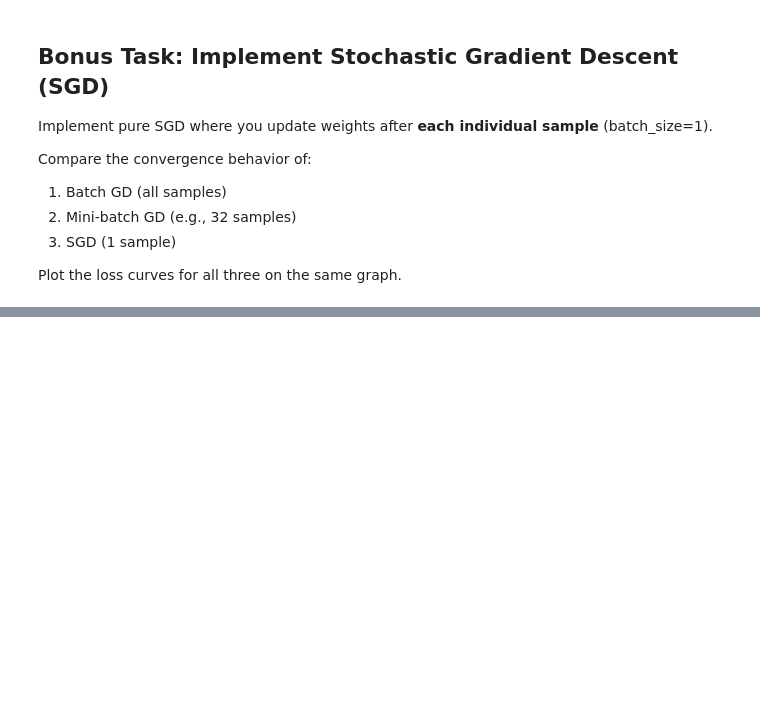
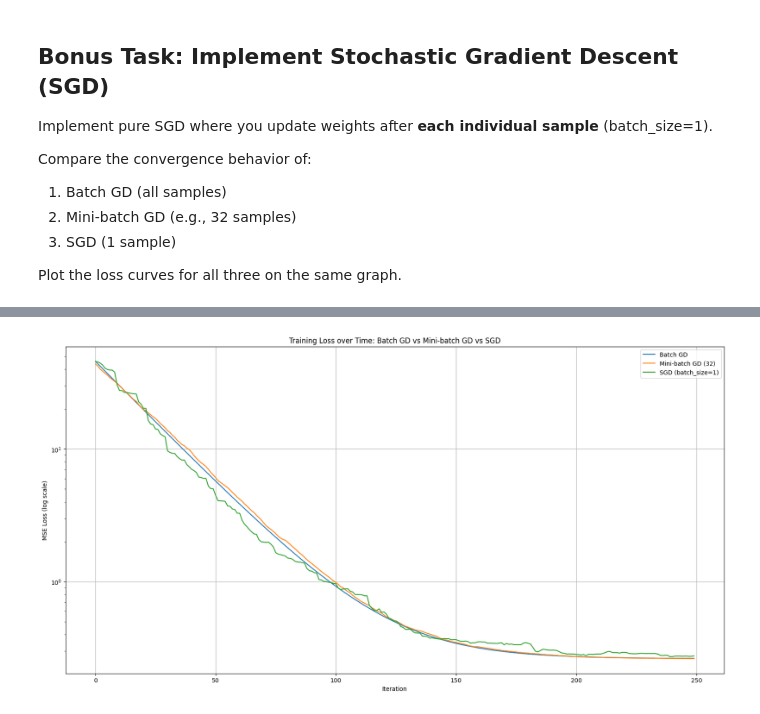
Before and after one commit to phwrscr1pt/HS-Python2, a Jupyter notebook: Python2_session14_GradientDescent.ipynb, the cells around one changed output, grey strips where cells are left out. Cells and saved outputs as stored; diff of their text form; code cells hidden in the pictures; blank space fills up the shorter version.

```diff
--- a/Python2_session14_GradientDescent.ipynb
+++ b/Python2_session14_GradientDescent.ipynb
@@ -331,4 +337,4 @@ X.shape, gradient_w.shape, gradient_b.shape # Should be ((1000, 3), (3,), (1,))
 # %%
-y_pred = predict(X, gradient_w, gradient_b) # Initial predictions
+y_pred = predict(X, w, b) # Initial predictions
 print(compute_gradients(X, y, y_pred)) # Should print gradients (grad_w, grad_b)
 # %% [output]
@@ -504,10 +582,21 @@ def train_minibatch_gd(
 
     for i in range(n_iterations):
         # Your code here
-        pass
+        batch_index = np.random.choice(n_samples, size= batch_size, replace= False)
 
+        X_batch = X[batch_index]
+        y_batch = y[batch_index]
+
+        y_pred = predict(X_batch, w, b)
+        grad_w, grad_b = compute_gradients(X_batch, y_batch, y_pred)
+
+        w = w - (learning_rate * grad_w)
+        b = b - (learning_rate * grad_b)
         if verbose and (i % log_every_n_step == 0 or i == n_iterations - 1):
-            print(f"Iteration {i:4d} | Loss: {loss:.6f}")
+            y_true_pred = predict(X, w, b)
+            loss = compute_mse(y, y_true_pred)
+            loss_history.append(loss)
+            print(f"Iteration {i:4d} | Loss: {loss:.8f}")
 
     return w, b, loss_history
 # %%
@@ -662,0 +833,68 @@ Plot the loss curves for all three on the same graph.
+# %%
+# Your code here
+import matplotlib.pyplot as plt
+
+def train_sgd(
+    X: np.ndarray,
+    y: np.ndarray,
+    learning_rate: float = 0.01,
+    n_iterations: int = 250,
+    verbose: bool = True,
+    log_every_n_step: int = 1,
+) -> tuple:
+    return train_minibatch_gd(
+        X, y,
+        batch_size=1,
+        learning_rate=learning_rate,
+        n_iterations=n_iterations,
+        verbose=verbose,
+        log_every_n_step=log_every_n_step,
+    )
+
+
+iteration = 250
+lr = 0.01
+
+# Batch GD
+np.random.seed(0)
+_, _, loss_batch_gd = train_linear_regression(
+    X, y,
+    lr,
+    iteration,
+    True,
+    1,
+)
+
+# Mini-batch GD
+np.random.seed(0)
+_, _, loss_batch_mini_batch_gd = train_minibatch_gd(
+    X, y,
+    32,
+    lr,
+    iteration,
+    True,
+    1,
+)
+
+# SGD
+np.random.seed(0)
+_, _, loss_batch_sgd = train_sgd(
+    X, y,
+    lr,
+    iteration,
+    True,
+    1,
+)
+
+plt.figure(figsize=(20, 10))
+plt.plot(loss_batch_gd, label='Batch GD')
+plt.plot(loss_batch_mini_batch_gd, label='Mini-batch GD (32)')
+plt.plot(loss_batch_sgd, label='SGD (batch_size=1)')
+plt.xlabel('Iteration')
+plt.ylabel('MSE Loss (log scale)')
+plt.title('Training Loss over Time: Batch GD vs Mini-batch GD vs SGD')
+plt.grid(True)
+plt.legend()
+plt.yscale('log')
+plt.show()
+# %% [output]
@@ -662,0 +918 @@ Plot the loss curves for all three on the same graph.
+[figure, added]
```
Also changed, not shown: parts of 19 cells of this notebook.
